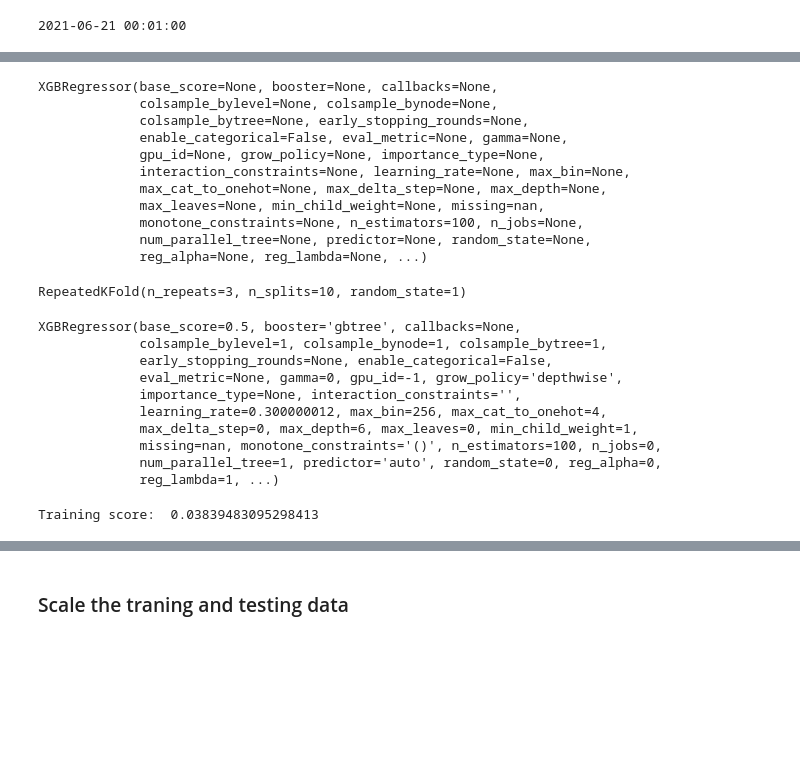
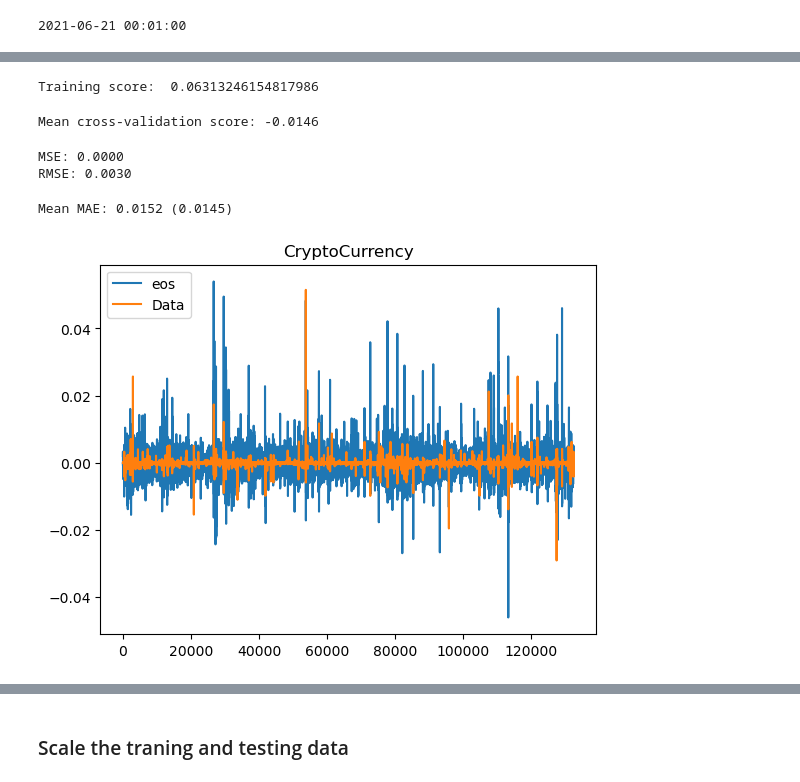
Before and after one commit to Preacherman194589/Crypto-Prediction, a Jupyter notebook: Crypto_Forecasting_Target.ipynb, the cells around one changed output, grey strips where cells are left out. Drawn from its saved outputs; the diff is of its cells as text; code cells hidden in the pictures; blank space fills up the shorter version.

```diff
--- a/Crypto_Forecasting_Target.ipynb
+++ b/Crypto_Forecasting_Target.ipynb
@@ -590,0 +542,3 @@ plt.show()
+# %%
+# create an xgboost regression model
+model = XGBRegressor()
@@ -591,3 +564,36 @@ plt.show()
+# %%
+score = model.score(X_eos_train, y_eos_train)
+print("Training score: ", score)
+# %% [output]
+Training score:  0.06313246154817986
+# %%
+scores = cross_val_score(model, X_eos_train, y_eos_train,cv=10)
+print("Mean cross-validation score: %.4f" % scores.mean())
+# %% [output]
+Mean cross-validation score: -0.0146
+# %%
+ypred = model.predict(X_eos_test)
+mse = mean_squared_error(y_eos_test, ypred)
+print("MSE: %.4f" % mse)
+print("RMSE: %.4f" % (mse**(1/2.0)))
+# %% [output]
+MSE: 0.0000
+RMSE: 0.0030
+# %%
+# force scores to be positive
+scores = absolute(scores)
+print('Mean MAE: %.4f (%.4f)' % (scores.mean(), scores.std()) )
+# %% [output]
+Mean MAE: 0.0152 (0.0145)
+# %%
+x_ax = range(len(y_eos_test))
+plt.plot(x_ax, y_eos_test, label="eos")
+plt.plot(x_ax, ypred, label="Data")
+plt.title("CryptoCurrency")
+plt.legend()
+plt.show()
+# %% [output]
+[figure, added]
 # %%
 # Split training and testing data for Ethereum
 eth_train = eth[1298880:1824480] # Start from 2020-06-21 00:01:00 to 2021-06-21 00:00:00
@@ -596,43 +602,3 @@ X_eth_train = eth_train.log_return.values.reshape(-1, 1)
 X_eth_test = eth_test.log_return.values.reshape(-1, 1)
 y_eth_train = eth_train.Target
 y_eth_test = eth_test.Target
-# %%
-# define model
-model = xgb.XGBRegressor(verbosity=0)
-print(model)
-# %% [output]
-XGBRegressor(base_score=None, booster=None, callbacks=None,
-             colsample_bylevel=None, colsample_bynode=None,
-             colsample_bytree=None, early_stopping_rounds=None,
-             enable_categorical=False, eval_metric=None, gamma=None,
-             gpu_id=None, grow_policy=None, importance_type=None,
-             interaction_constraints=None, learning_rate=None, max_bin=None,
-             max_cat_to_onehot=None, max_delta_step=None, max_depth=None,
-             max_leaves=None, min_child_weight=None, missing=nan,
-             monotone_constraints=None, n_estimators=100, n_jobs=None,
-             num_parallel_tree=None, predictor=None, random_state=None,
-             reg_alpha=None, reg_lambda=None, ...)
-# %%
-# define model evaluation method
-cv = RepeatedKFold(n_splits=10, n_repeats=3, random_state=1)
-cv
-# %% [output]
-RepeatedKFold(n_repeats=3, n_splits=10, random_state=1)
-# %%
-model.fit(X_eth_train, y_eth_train)
-# %% [output]
-XGBRegressor(base_score=0.5, booster='gbtree', callbacks=None,
-             colsample_bylevel=1, colsample_bynode=1, colsample_bytree=1,
-             early_stopping_rounds=None, enable_categorical=False,
-             eval_metric=None, gamma=0, gpu_id=-1, grow_policy='depthwise',
-             importance_type=None, interaction_constraints='',
-             learning_rate=0.300000012, max_bin=256, max_cat_to_onehot=4,
-             max_delta_step=0, max_depth=6, max_leaves=0, min_child_weight=1,
-             missing=nan, monotone_constraints='()', n_estimators=100, n_jobs=0,
-             num_parallel_tree=1, predictor='auto', random_state=0, reg_alpha=0,
-             reg_lambda=1, ...)
-# %%
-score = model.score(X_eth_train, y_eth_train)
-print("Training score: ", score)
-# %% [output]
-Training score:  0.03839483095298413
```
Also changed, not shown: parts of 85 cells of this notebook.
